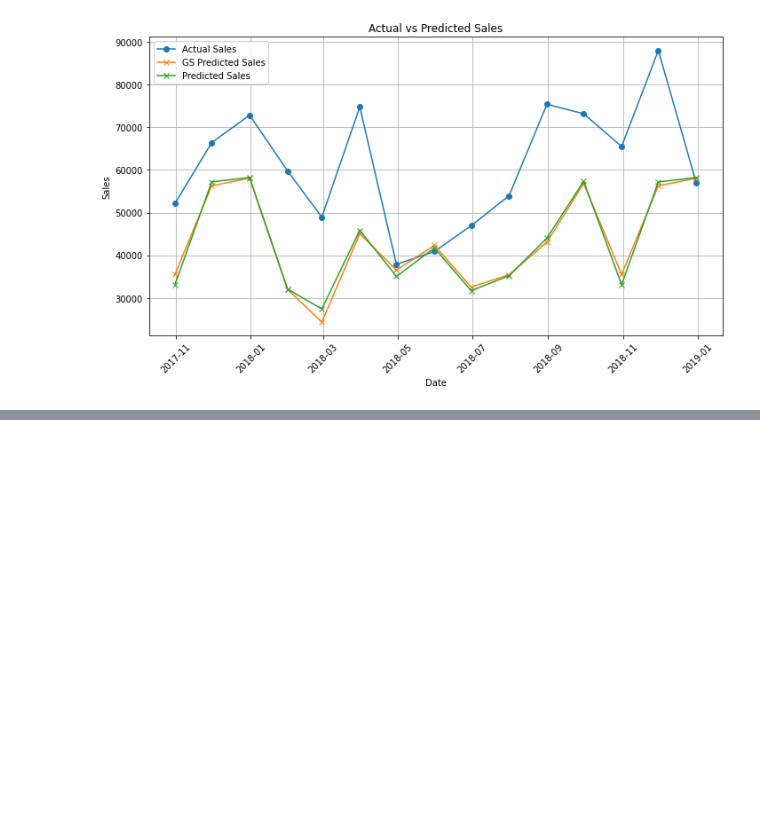
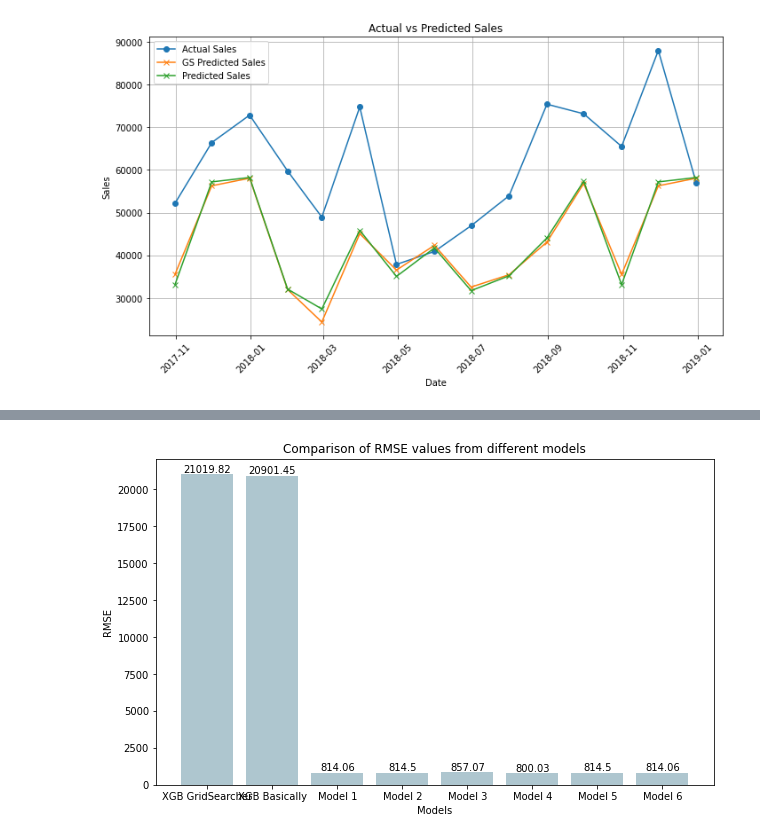
Before and after one commit to AnishRalph/Super_sales_prediction, a Jupyter notebook: main.ipynb, the cells around one changed output, grey strips where cells are left out. Drawn from its saved outputs; the diff is of its cells as text; code cells hidden in the pictures; blank space fills up the shorter version.

```diff
--- a/main.ipynb
+++ b/main.ipynb
@@ -130,0 +1012,28 @@ plt.show()
+# %%
+# Comparing RMSE of all models
+rmse_dict = {
+    'XGB GridSearcher': gs_rmse,
+    'XGB Basically': basic_rmse,
+    'Model 1': pytorch_rmse_6,
+    'Model 2': pytorch_rmse_5,
+    'Model 3': pytorch_rmse_3,
+    'Model 4': pytorch_rmse_4,
+    'Model 5': pytorch_rmse_5,
+    'Model 6': pytorch_rmse_6
+}
+
+# Plot RMSE values
+plt.figure(figsize=(10, 6))
+bars = plt.bar(rmse_dict.keys(), rmse_dict.values(), color='#AEC6CF')
+plt.xlabel('Models')
+plt.ylabel('RMSE')
+plt.title('Comparison of RMSE values from different models')
+
+# Add annotations
+for bar in bars:
+    yval = bar.get_height()
+    plt.text(bar.get_x() + bar.get_width() / 2, yval + 0.2, round(yval, 2), ha='center', va='bottom')
+
+plt.show()
+# %% [output]
+[figure, added]
```
Also changed, not shown: parts of 17 cells of this notebook, 1 other file.
